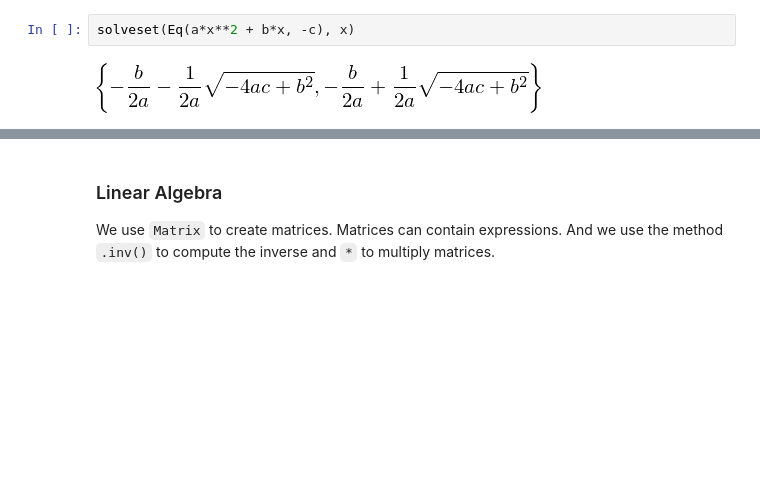
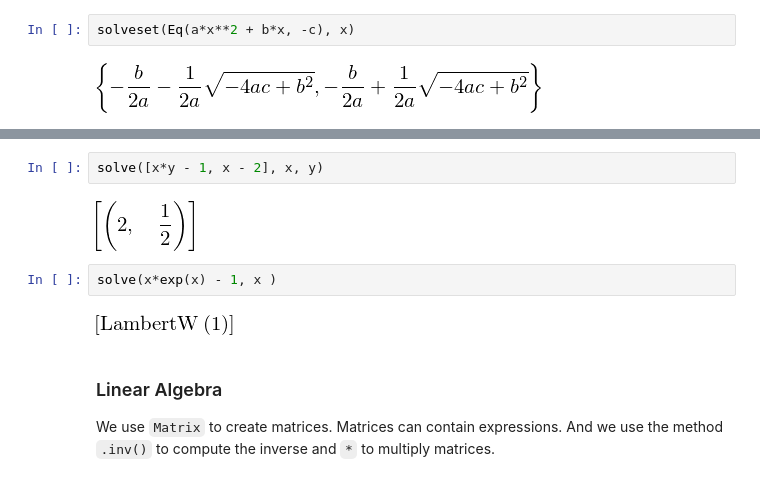
Before and after one commit to nicoguaro/AdvancedMath, a Jupyter notebook: Notebooks/SymPy in 10 minutes.ipynb, the cells around one changed output, grey strips where cells are left out. Saved outputs shown, nothing was run; the diff lists cells and outputs as text; blank space fills up the shorter version.

```diff
--- a/Notebooks/SymPy in 10 minutes.ipynb
+++ b/Notebooks/SymPy in 10 minutes.ipynb
@@ -155,3 +172,11 @@ solveset(Eq(a*x**2 + b*x, -c), x)
+# %%
+solve([x*y - 1, x - 2], x, y)
+# %% [output]
+[figure, added]
+# %%
+solve(x*exp(x) - 1, x )
+# %% [output]
+[figure, added]
 # %% [markdown]
 ### Linear Algebra
 
```
Also changed, not shown: parts of 14 cells of this notebook, 6 other files.
